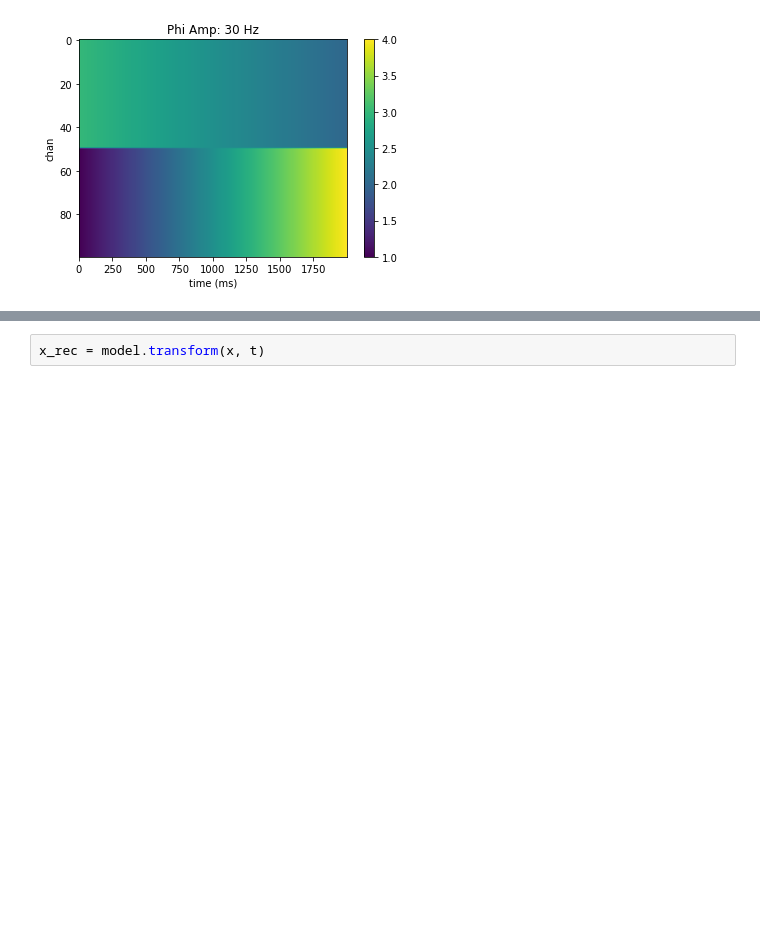
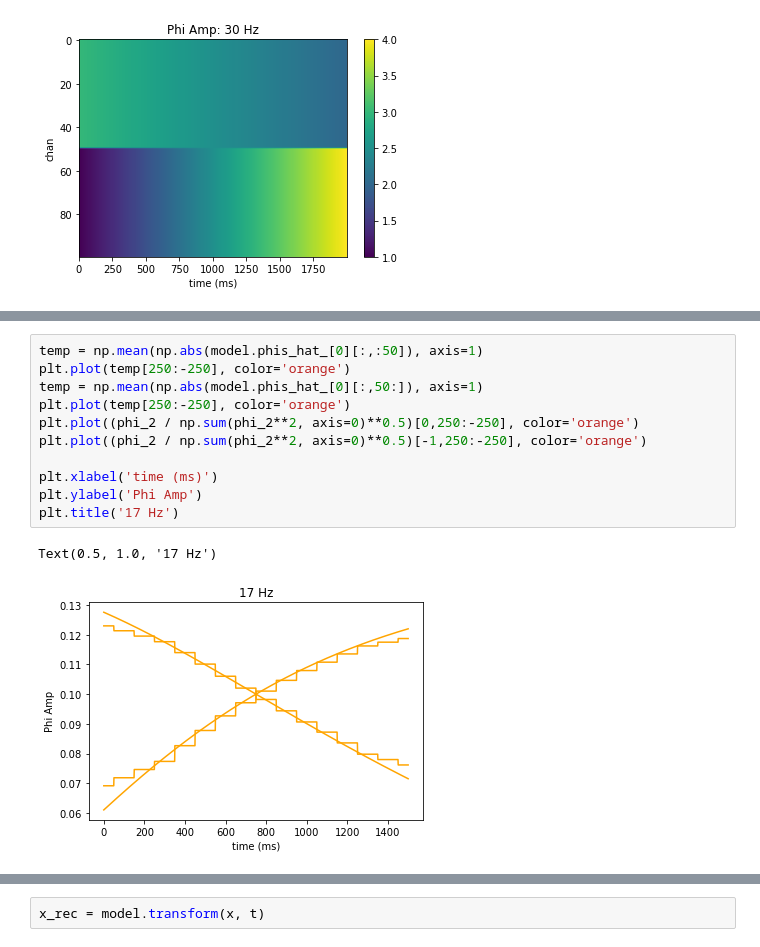
Before and after one commit to learning-2-learn/nsdmd, a Jupyter notebook: examples/spatial_drift_demo.ipynb, the cells around one changed output, grey strips where cells are left out. Drawn from its saved outputs; the diff is of its cells as text; blank space fills up the shorter version.

```diff
--- a/examples/spatial_drift_demo.ipynb
+++ b/examples/spatial_drift_demo.ipynb
@@ -145,0 +122,14 @@ plt.colorbar()
+# %%
+temp = np.mean(np.abs(model.phis_hat_[0][:,:50]), axis=1)
+plt.plot(temp[250:-250], color='orange')
+temp = np.mean(np.abs(model.phis_hat_[0][:,50:]), axis=1)
+plt.plot(temp[250:-250], color='orange')
+plt.plot((phi_2 / np.sum(phi_2**2, axis=0)**0.5)[0,250:-250], color='orange')
+plt.plot((phi_2 / np.sum(phi_2**2, axis=0)**0.5)[-1,250:-250], color='orange')
+
+plt.xlabel('time (ms)')
+plt.ylabel('Phi Amp')
+plt.title('17 Hz')
+# %% [output]
+Text(0.5, 1.0, '17 Hz')
+[figure, added]
```
Also changed, not shown: parts of 14 cells of this notebook.
